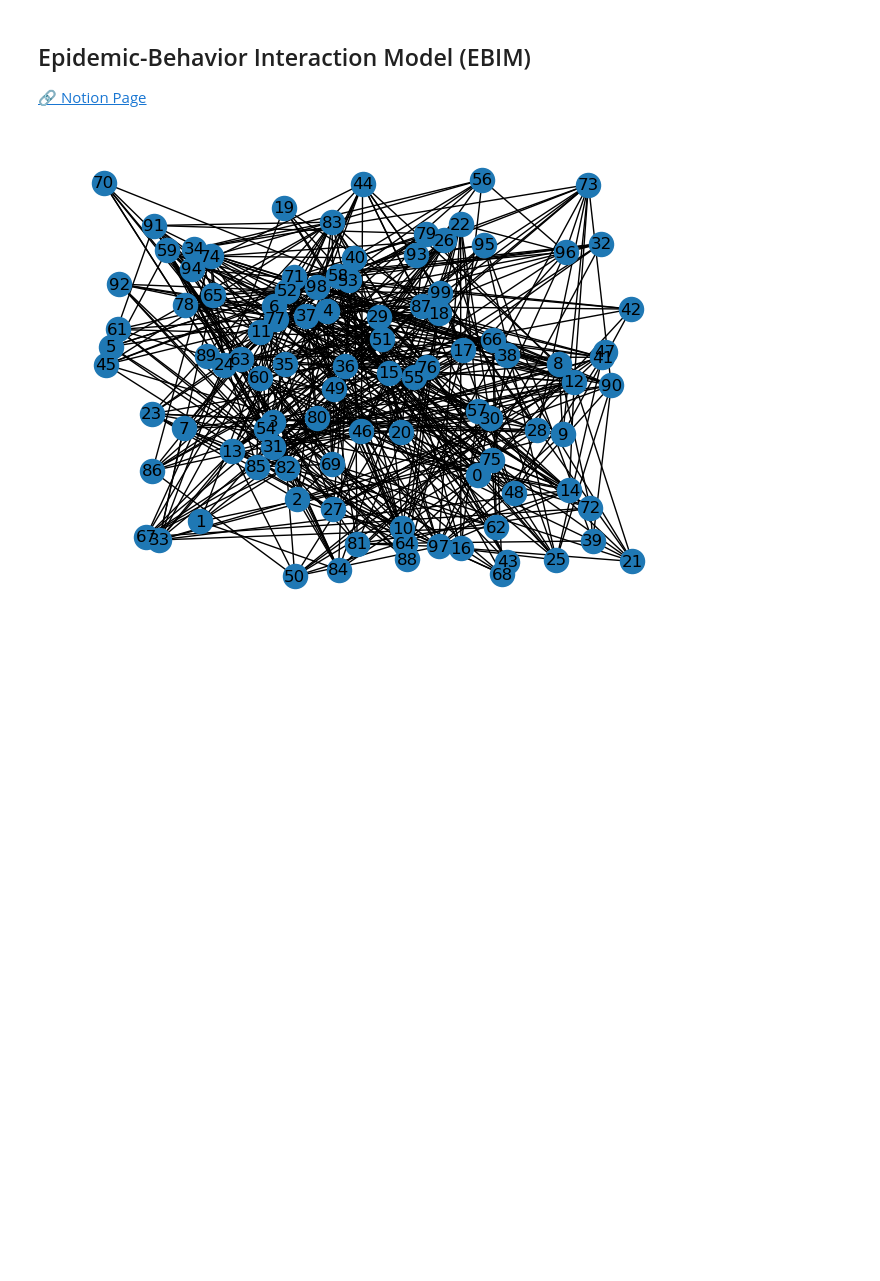
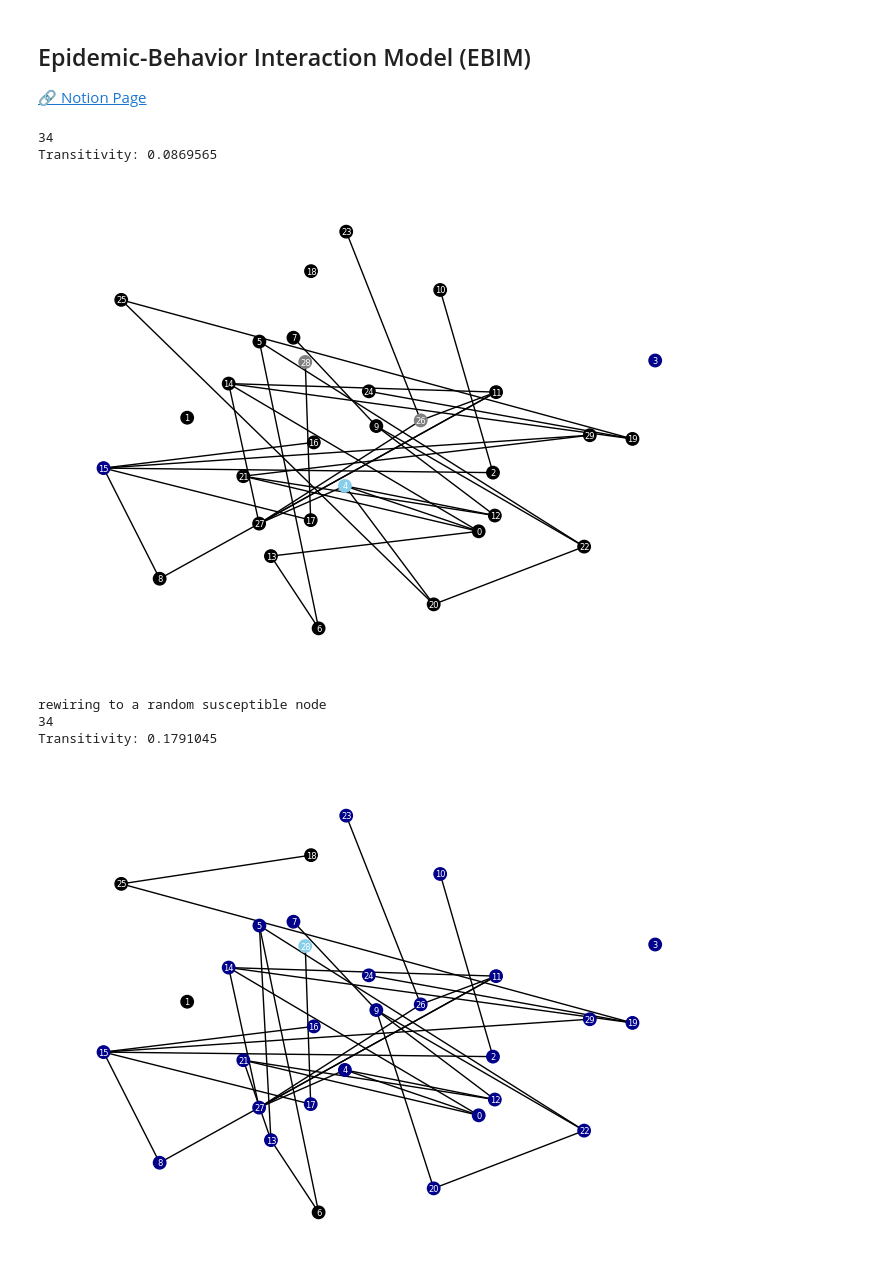
Before and after one commit to shengfuw/Epidemic-Behavior-Interaction-Model, a Jupyter notebook: main.ipynb, the cells around one changed output. Saved outputs shown, nothing was run; the diff lists cells and outputs as text; code cells hidden in the pictures; blank space fills up the shorter version.

```diff
--- a/main.ipynb
+++ b/main.ipynb
@@ -238,8 +298,53 @@ class TwoLayerNetwork:
-# %%
-SISModel = TwoLayerNetwork(100, 0, 0, 0, 0, 1)
-
-pos = nx.random_layout(SISModel.get_network("physical"), seed=123)
-nx.draw(SISModel.get_network("physical"), pos=pos, with_labels = True)
-# %% [output]
-[figure, removed]
+# %%
+beta_u = 0.4
+beta_a = beta_u / 5
+alpha = 0.1
+infection_period = 10
+gamma = 0.1
+eta = .8
+SISModel = TwoLayerNetwork(30, 3, beta_a, beta_u, alpha, infection_period, gamma, eta, overlap_percentage=1, initial_infected_ratio=.1, intial_aware_ratio=.1)
+
+pos = nx.random_layout(SISModel.get_network("physical"), seed=123)
+nx.number_of_isolates(SISModel.get_network("physical"))
+
+print(SISModel.get_network("physical").number_of_edges())
+print(f"Transitivity: {nx.transitivity(SISModel.get_network('physical')):.7f}")
+color_map = []
+for node in SISModel.nodes:
+    if node.state_awareness == 1 and node.state_disease == 1:
+        color_map.append('skyblue')
+    elif node.state_awareness == 0 and node.state_disease == 1:
+        color_map.append('darkblue')
+    elif node.state_awareness == 1 and node.state_disease == 0:
+        color_map.append('gray')
+    else:
+        color_map.append('black')
+nx.draw(SISModel.get_network("physical"), pos=pos, with_labels = True, node_size = 80, node_color = color_map, font_size = 6, font_color='white')
+plt.show()
+
+for t in range(10):
+    SISModel.update_one_round()
+
+print(SISModel.get_network("physical").number_of_edges())
+print(f"Transitivity: {nx.transitivity(SISModel.get_network('physical')):.7f}")
+color_map = []
+for node in SISModel.nodes:
+    if node.state_awareness == 1 and node.state_disease == 1:
+        color_map.append('skyblue')
+    elif node.state_awareness == 0 and node.state_disease == 1:
+        color_map.append('darkblue')
+    elif node.state_awareness == 1 and node.state_disease == 0:
+        color_map.append('gray')
+    else:
+        color_map.append('black')
+nx.draw(SISModel.get_network("physical"), pos=pos, with_labels = True, node_size = 80, node_color = color_map, font_size = 6, font_color='white')
+plt.show()
+# %% [output]
+34
+Transitivity: 0.0869565
+[figure, added]
+rewiring to a random susceptible node
+34
+Transitivity: 0.1791045
+[figure, added]
 # %%
```
Also changed, not shown: parts of 5 cells of this notebook.
